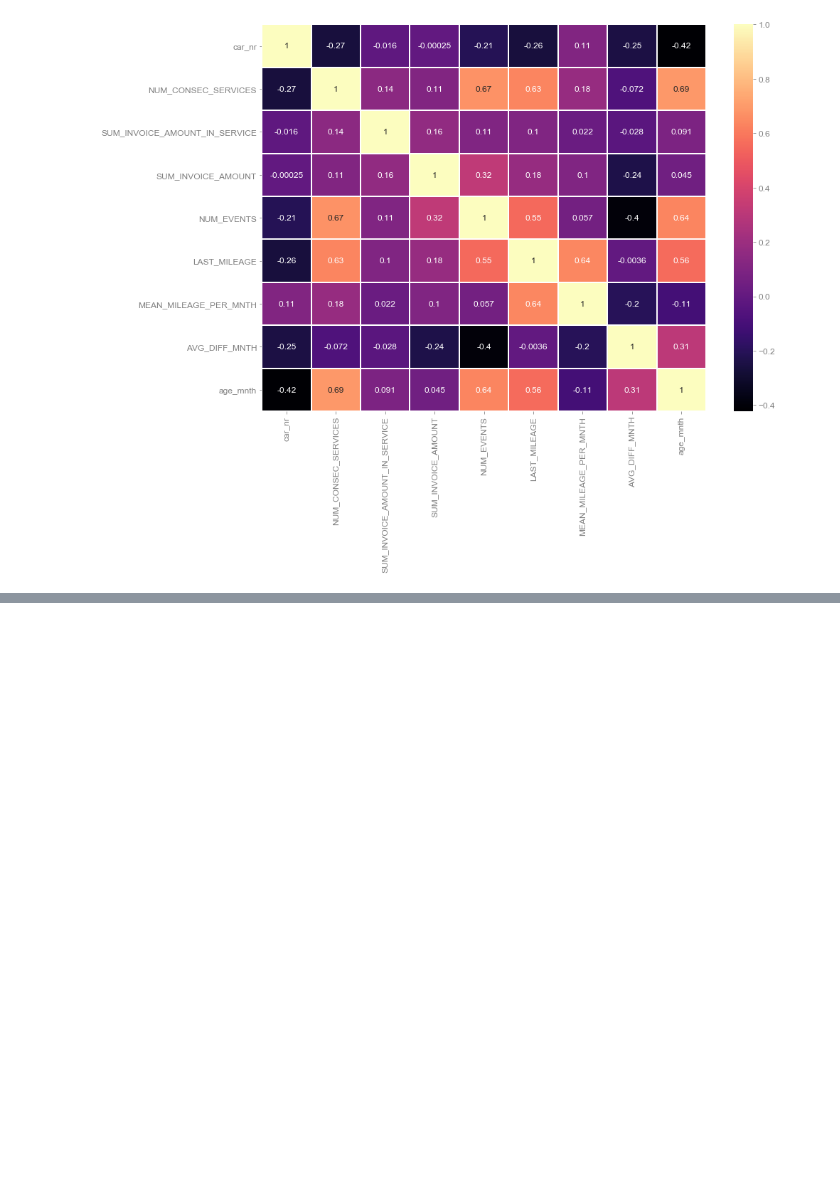
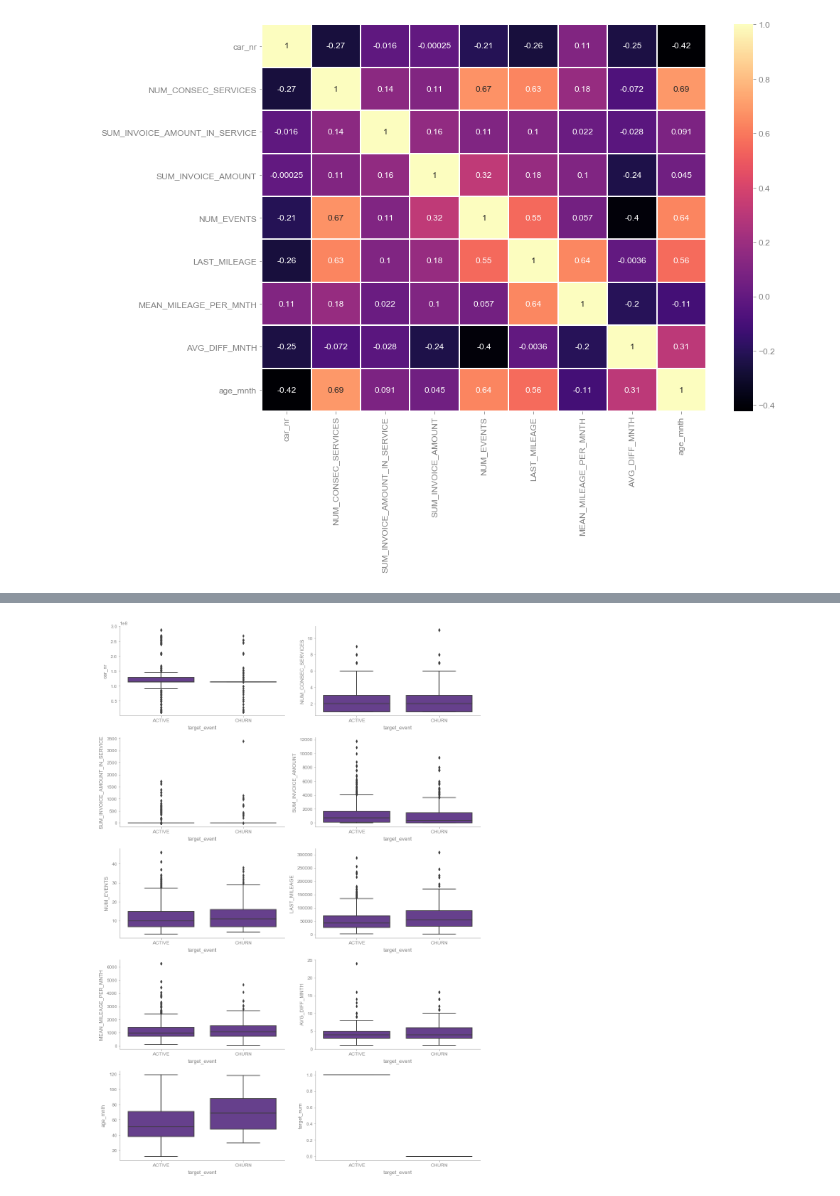
Before and after one commit to rbuerki/codebook, a Jupyter notebook: dev/dev_EDA.ipynb, the cells around one changed output, grey strips where cells are left out. Cells and saved outputs as stored; diff of their text form; code cells hidden in the pictures; blank space fills up the shorter version.

```diff
--- a/dev/dev_EDA.ipynb
+++ b/dev/dev_EDA.ipynb
@@ -130,0 +151,4 @@ EDA.plot_correlations_full_heatmap(df.iloc[:, :15])
+# %%
+EDA.plot_correlations_numeric_to_target_boxplot(df_short, "target_event")
+# %% [output]
+[figure, added]
```
Also changed, not shown: parts of 6 cells of this notebook, 1 other file.
